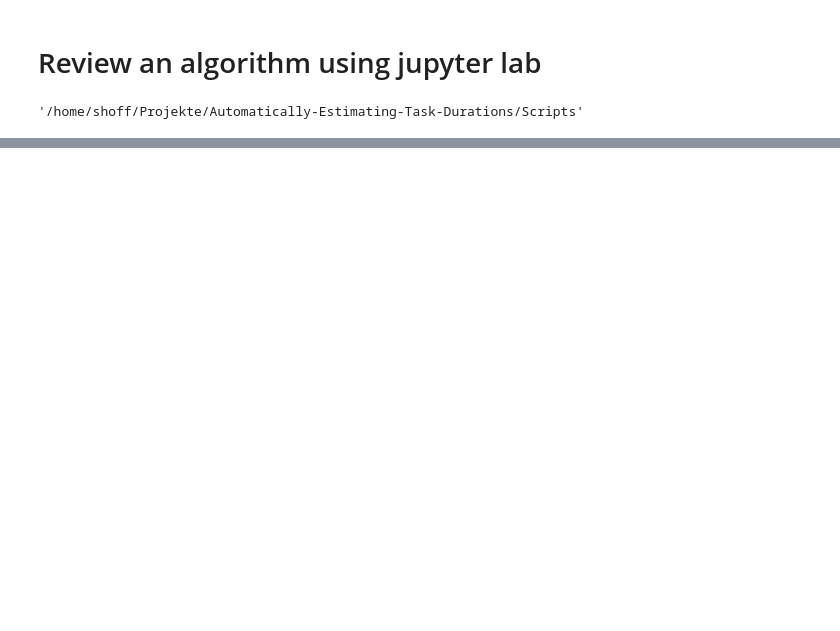
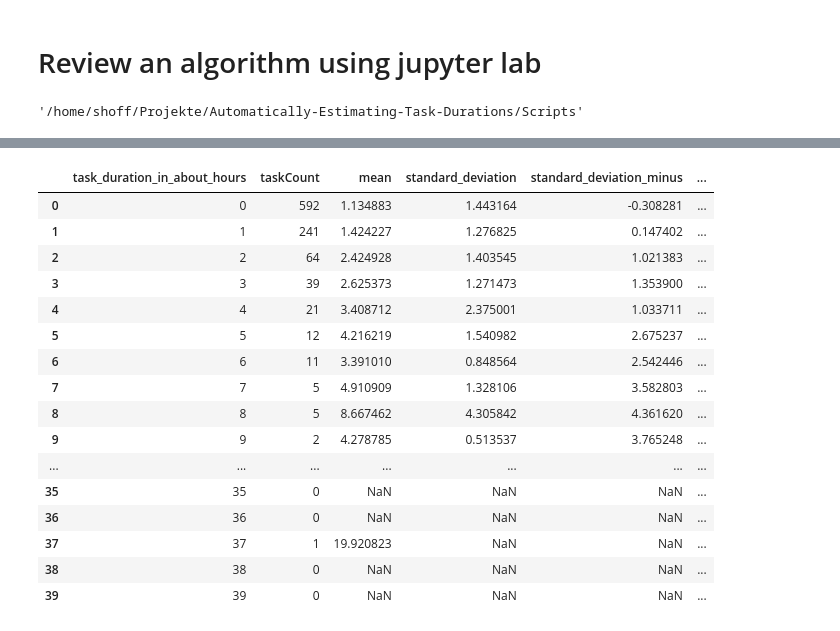
Before and after one commit to stho32/Automatically-Estimating-Task-Durations, a Jupyter notebook: Scripts/Algorithm_review.ipynb, the cells around one changed output, grey strips where cells are left out. Saved outputs shown, nothing was run; the diff lists cells and outputs as text; code cells hidden in the pictures; blank space fills up the shorter version.

```diff
--- a/Scripts/Algorithm_review.ipynb
+++ b/Scripts/Algorithm_review.ipynb
@@ -152,0 +26,38 @@ plt.show()
+# %%
+result = list()
+
+for i in range(0,40):
+    taskCount=len(df[df["DurationAsHour"]==i])
+    mean = df[df["DurationAsHour"]==i]["EstimationErrorInHours"].mean()
+    standard_deviation = df[df["DurationAsHour"]==i]["EstimationErrorInHours"].std()
+    standard_deviation_minus = mean - standard_deviation
+    standard_deviation_plus = mean + standard_deviation
+    result.append(dict (
+        task_duration_in_about_hours = i,
+        taskCount = taskCount,
+        mean = mean,
+        standard_deviation = standard_deviation,
+        standard_deviation_minus = standard_deviation_minus,
+        standard_deviation_plus = standard_deviation_plus
+    ))
+
+error_distribution = pd.DataFrame(result)
+error_distribution
+# %% [output]
+|  | task_duration_in_about_hours | taskCount | mean | standard_deviation | standard_deviation_minus | ... |
+| 0 | 0 | 592 | 1.134883 | 1.443164 | -0.308281 | ... |
+| 1 | 1 | 241 | 1.424227 | 1.276825 | 0.147402 | ... |
+| 2 | 2 | 64 | 2.424928 | 1.403545 | 1.021383 | ... |
+| 3 | 3 | 39 | 2.625373 | 1.271473 | 1.353900 | ... |
+| 4 | 4 | 21 | 3.408712 | 2.375001 | 1.033711 | ... |
+| 5 | 5 | 12 | 4.216219 | 1.540982 | 2.675237 | ... |
+| 6 | 6 | 11 | 3.391010 | 0.848564 | 2.542446 | ... |
+| 7 | 7 | 5 | 4.910909 | 1.328106 | 3.582803 | ... |
+| 8 | 8 | 5 | 8.667462 | 4.305842 | 4.361620 | ... |
+| 9 | 9 | 2 | 4.278785 | 0.513537 | 3.765248 | ... |
+| ... | ... | ... | ... | ... | ... | ... |
+| 35 | 35 | 0 | NaN | NaN | NaN | ... |
+| 36 | 36 | 0 | NaN | NaN | NaN | ... |
+| 37 | 37 | 1 | 19.920823 | NaN | NaN | ... |
+| 38 | 38 | 0 | NaN | NaN | NaN | ... |
+| 39 | 39 | 0 | NaN | NaN | NaN | ... |
```
Also changed, not shown: parts of 24 cells of this notebook, 4 other files.
